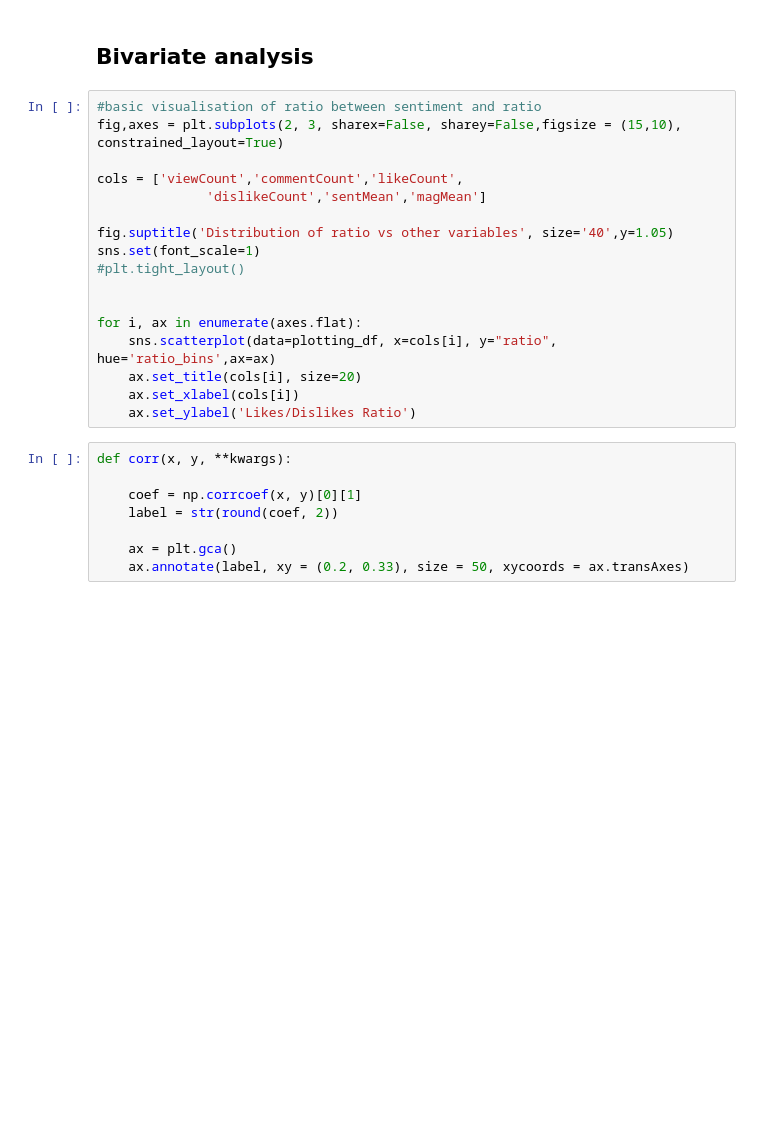
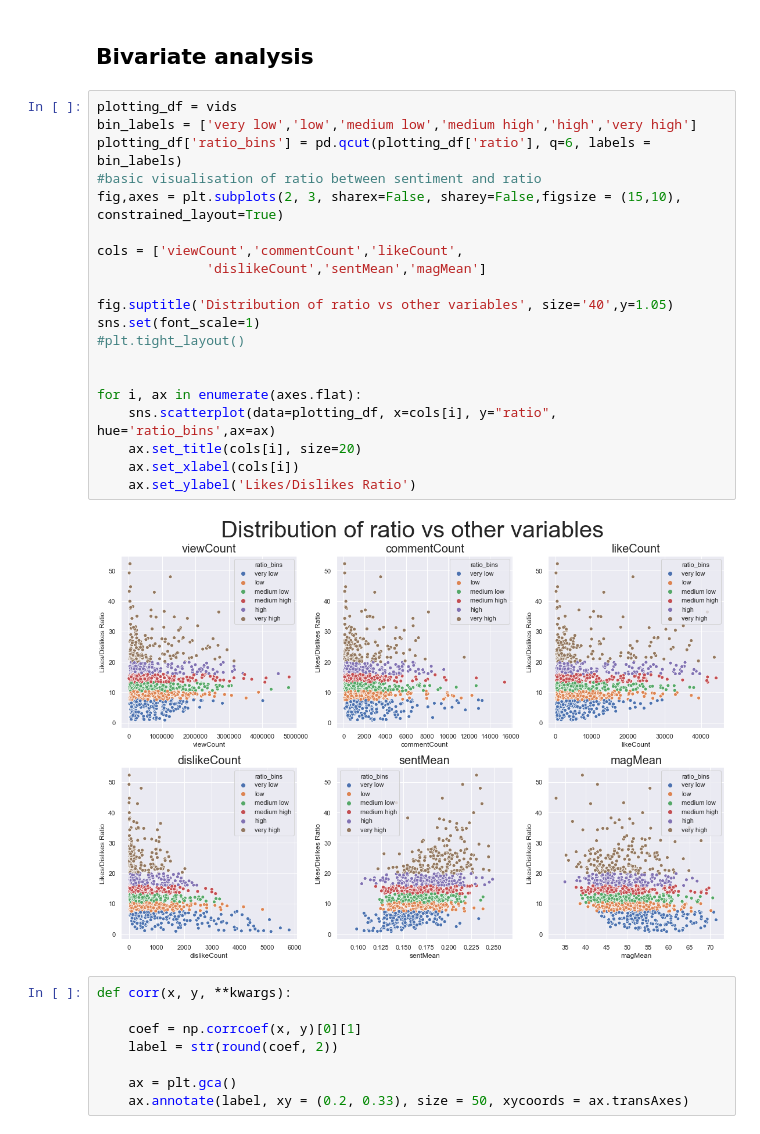
Before and after one commit to snc-89/sentiment_analysis_notebook, a Jupyter notebook: visualisation and exploration.ipynb, the cells around one changed output. Saved outputs shown, nothing was run; the diff lists cells and outputs as text; blank space fills up the shorter version.

```diff
--- a/visualisation and exploration.ipynb
+++ b/visualisation and exploration.ipynb
@@ -93,22 +96,27 @@ plt.title('ratio heatmap with key variables\n',size=40)
 # %% [markdown]
 ## Bivariate analysis
 # %%
+plotting_df = vids
+bin_labels = ['very low','low','medium low','medium high','high','very high']
+plotting_df['ratio_bins'] = pd.qcut(plotting_df['ratio'], q=6, labels = bin_labels)
 #basic visualisation of ratio between sentiment and ratio
 fig,axes = plt.subplots(2, 3, sharex=False, sharey=False,figsize = (15,10), constrained_layout=True)
 
 cols = ['viewCount','commentCount','likeCount',
               'dislikeCount','sentMean','magMean']
 
 fig.suptitle('Distribution of ratio vs other variables', size='40',y=1.05)
 sns.set(font_scale=1)
 #plt.tight_layout()
 
 
 for i, ax in enumerate(axes.flat):
     sns.scatterplot(data=plotting_df, x=cols[i], y="ratio", hue='ratio_bins',ax=ax)
     ax.set_title(cols[i], size=20)
     ax.set_xlabel(cols[i])
     ax.set_ylabel('Likes/Dislikes Ratio')
+# %% [output]
+[figure, added]
 # %%
 def corr(x, y, **kwargs):
 
```
Also changed, not shown: parts of 6 cells of this notebook, 1 other file.
